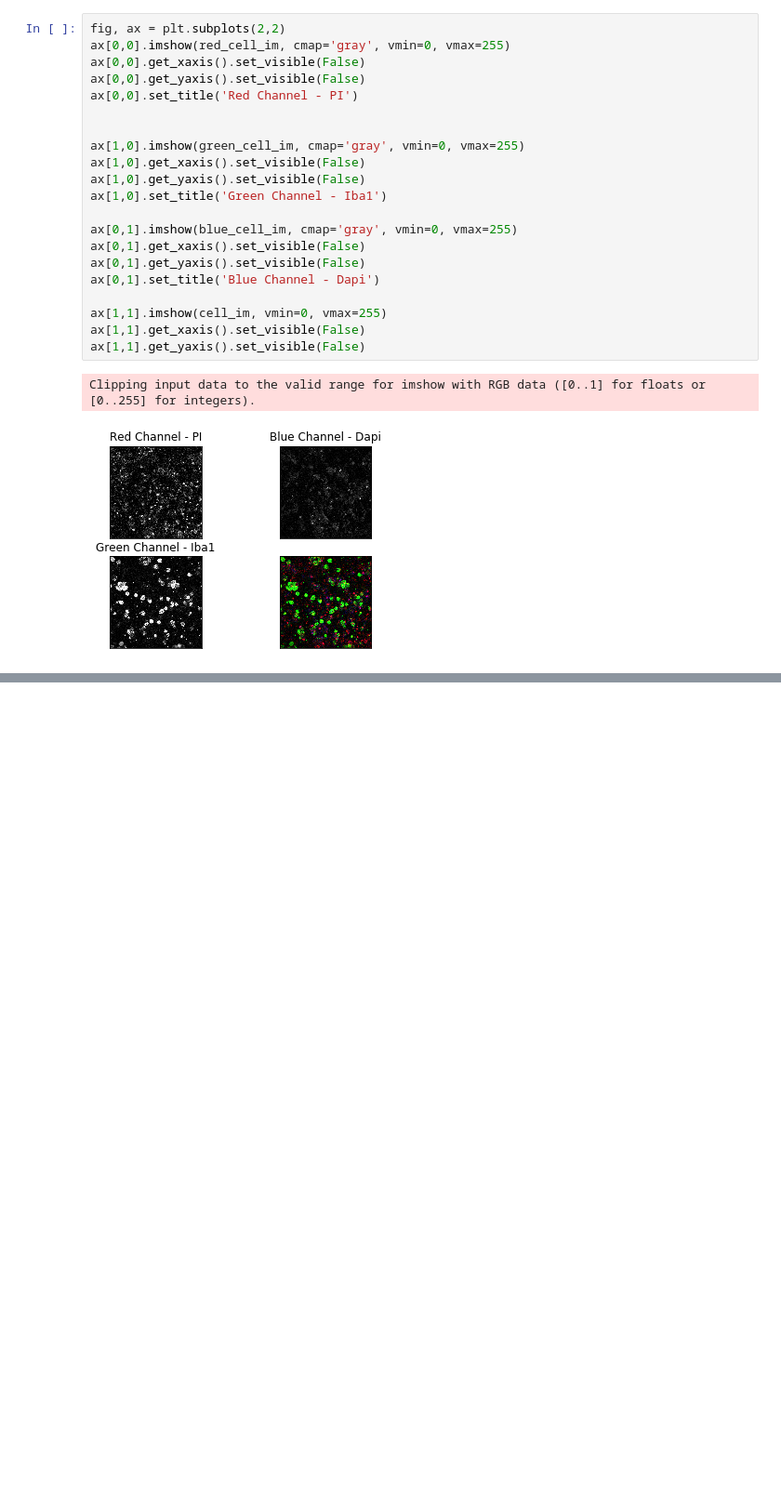
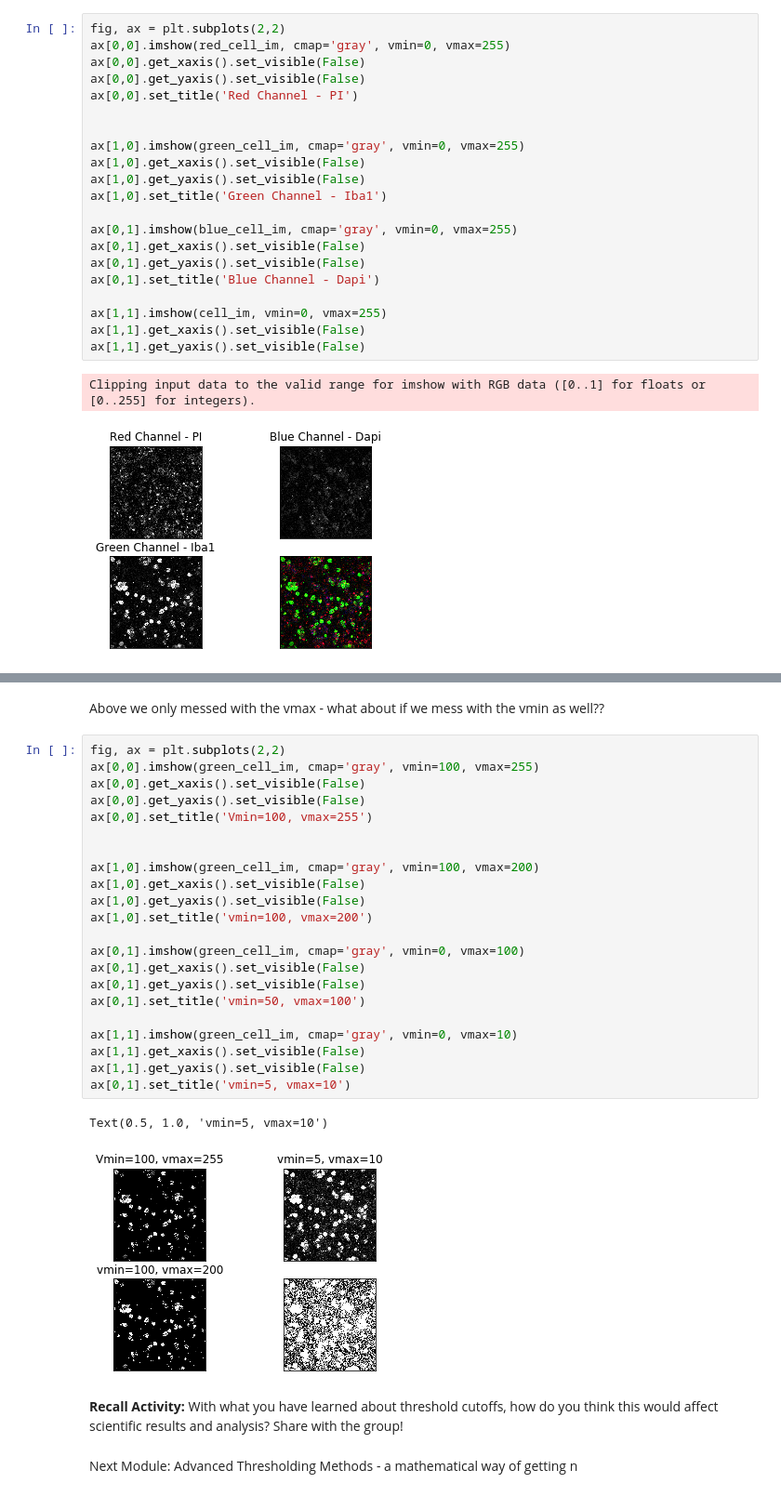
Before and after one commit to Nance-Lab/textile, a Jupyter notebook: modules/module5_lesson.ipynb, the cells around one changed output, grey strips where cells are left out. Shown at 93% size. Drawn from its saved outputs; the diff is of its cells as text; blank space fills up the shorter version.

Commit message:
Update module5_lesson.ipynb
finished the module5 lesson

```diff
--- a/modules/module5_lesson.ipynb
+++ b/modules/module5_lesson.ipynb
@@ -119,0 +201,31 @@ Clipping input data to the valid range for imshow with RGB data ([0..1] for floa
+# %% [markdown]
+Above we only messed with the vmax - what about if we mess with the vmin as well??
+# %%
+fig, ax = plt.subplots(2,2)
+ax[0,0].imshow(green_cell_im, cmap='gray', vmin=100, vmax=255)
+ax[0,0].get_xaxis().set_visible(False)
+ax[0,0].get_yaxis().set_visible(False)
+ax[0,0].set_title('Vmin=100, vmax=255')
+
+
+ax[1,0].imshow(green_cell_im, cmap='gray', vmin=100, vmax=200)
+ax[1,0].get_xaxis().set_visible(False)
+ax[1,0].get_yaxis().set_visible(False)
+ax[1,0].set_title('vmin=100, vmax=200')
+
+ax[0,1].imshow(green_cell_im, cmap='gray', vmin=0, vmax=100)
+ax[0,1].get_xaxis().set_visible(False)
+ax[0,1].get_yaxis().set_visible(False)
+ax[0,1].set_title('vmin=50, vmax=100')
+
+ax[1,1].imshow(green_cell_im, cmap='gray', vmin=0, vmax=10)
+ax[1,1].get_xaxis().set_visible(False)
+ax[1,1].get_yaxis().set_visible(False)
+ax[0,1].set_title('vmin=5, vmax=10')
+# %% [output]
+Text(0.5, 1.0, 'vmin=5, vmax=10')
+[figure, added]
+# %% [markdown]
+__Recall Activity:__ With what you have learned about threshold cutoffs, how do you think this would affect scientific results and analysis? Share with the group!
+# %% [markdown]
+Next Module: Advanced Thresholding Methods - a mathematical way of getting n
```
Also changed, not shown: parts of 15 cells of this notebook.
